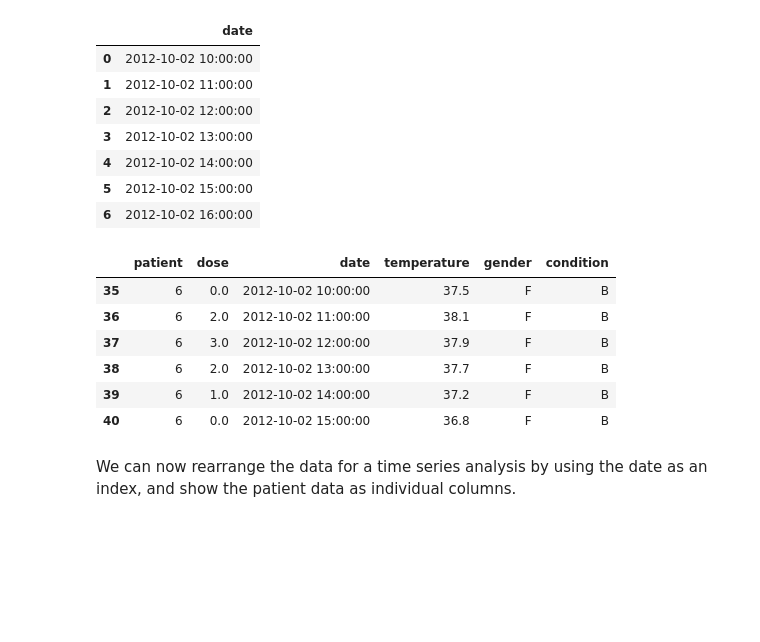
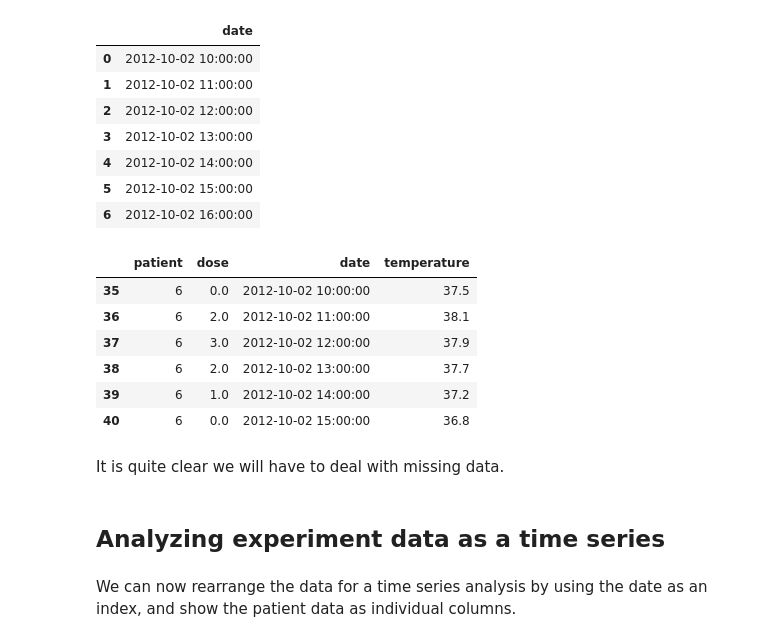
Before and after one commit to gjbex/training-material, a Jupyter notebook: Python/Pandas/patient_data.ipynb, the cells around one changed output. Cells and saved outputs as stored; diff of their text form; code cells hidden in the pictures; blank space fills up the shorter version.

```diff
--- a/Python/Pandas/patient_data.ipynb
+++ b/Python/Pandas/patient_data.ipynb
@@ -209,15 +112,19 @@ data.query('patient == 1')[['date']]
 | 5 | 2012-10-02 15:00:00 |
 | 6 | 2012-10-02 16:00:00 |
 # %%
-data.query('patient == 6')
+experiment_data.query('patient == 6')
 # %% [output]
-|  | patient | dose | date | temperature | gender | condition |
-| 35 | 6 | 0.0 | 2012-10-02 10:00:00 | 37.5 | F | B |
-| 36 | 6 | 2.0 | 2012-10-02 11:00:00 | 38.1 | F | B |
-| 37 | 6 | 3.0 | 2012-10-02 12:00:00 | 37.9 | F | B |
-| 38 | 6 | 2.0 | 2012-10-02 13:00:00 | 37.7 | F | B |
-| 39 | 6 | 1.0 | 2012-10-02 14:00:00 | 37.2 | F | B |
-| 40 | 6 | 0.0 | 2012-10-02 15:00:00 | 36.8 | F | B |
+|  | patient | dose | date | temperature |
+| 35 | 6 | 0.0 | 2012-10-02 10:00:00 | 37.5 |
+| 36 | 6 | 2.0 | 2012-10-02 11:00:00 | 38.1 |
+| 37 | 6 | 3.0 | 2012-10-02 12:00:00 | 37.9 |
+| 38 | 6 | 2.0 | 2012-10-02 13:00:00 | 37.7 |
+| 39 | 6 | 1.0 | 2012-10-02 14:00:00 | 37.2 |
+| 40 | 6 | 0.0 | 2012-10-02 15:00:00 | 36.8 |
+# %% [markdown]
+It is quite clear we will have to deal with missing data.
+# %% [markdown]
+## Analyzing experiment data as a time series
 # %% [markdown]
 We can now rearrange the data for a time series analysis by using the date as an index, and show the patient data as individual columns.
 # %%
```
Also changed, not shown: parts of 53 cells of this notebook.
